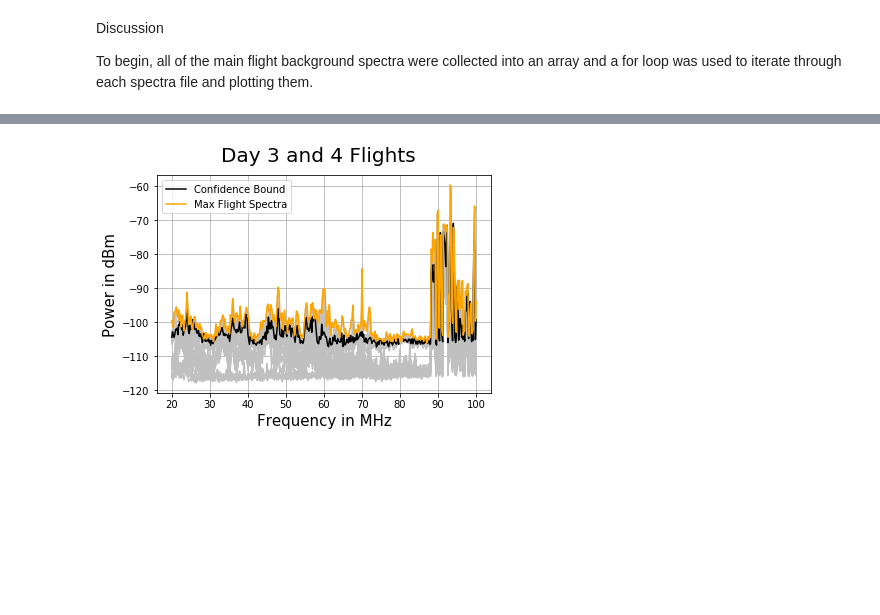
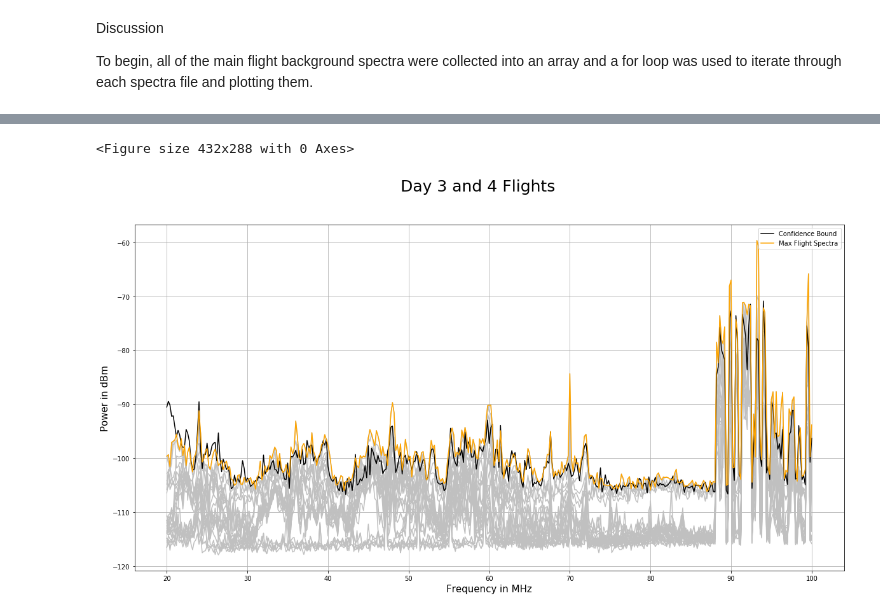
Before and after one commit to dannyjacobs/ECHO, a Jupyter notebook: analysis/ECHO043_Determination of Drone Noise Interference.ipynb, the cells around one changed output, grey strips where cells are left out. Cells and saved outputs as stored; diff of their text form; code cells hidden in the pictures; blank space fills up the shorter version.

```diff
--- a/analysis/ECHO043_Determination of Drone Noise Interference.ipynb
+++ b/analysis/ECHO043_Determination of Drone Noise Interference.ipynb
@@ -466,33 +405,35 @@ flightfiles = [#r'C:\Users\shani\Documents\Work\LoCo Labs\ECHO\Sevilleta\Day 3 1
            r'C:\Users\shani\Documents\Work\LoCo Labs\ECHO\Sevilleta\Day 4 10-26\D4F3_2.csv',
            r'C:\Users\shani\Documents\Work\LoCo Labs\ECHO\Sevilleta\Day 4 10-26\D4F3_3.csv',
            r'C:\Users\shani\Documents\Work\LoCo Labs\ECHO\Sevilleta\Day 4 10-26\D4F3_4.csv',
            r'C:\Users\shani\Documents\Work\LoCo Labs\ECHO\Sevilleta\Day 4 10-26\D4F3_5.csv',
            r'C:\Users\shani\Documents\Work\LoCo Labs\ECHO\Sevilleta\Day 4 10-26\D4F3_6.csv',
            r'C:\Users\shani\Documents\Work\LoCo Labs\ECHO\Sevilleta\Day 4 10-26\D4F3_7.csv',
            r'C:\Users\shani\Documents\Work\LoCo Labs\ECHO\Sevilleta\Day 4 10-26\D4F3_8.csv',
            r'C:\Users\shani\Documents\Work\LoCo Labs\ECHO\Sevilleta\Day 4 10-26\D4F3_9.csv']
 
 flightspectra=[]
 for flight in flightfiles:
 
     flightspectra.append(load_fieldfox(flight))
 
 flightspectra=np.stack(flightspectra, axis=-1)
 flightsorted=np.sort(flightspectra, axis=2)
 
 fig=figure()
+fig = figure(figsize=(20,10))
 plot(flightspectra[:,0,:]/1e6, flightspectra[:,1,:], 'silver') #all flight plots plot(x=freq,y=pwr)
-plot(bgsorted[:,0,-2]/1e6,bgsorted[:,1,-2], 'k', label='Confidence Bound')
+plot(bgsorted2[:,0,-2]/1e6,bgsorted2[:,1,-2], 'k', label='Confidence Bound')
 plot(flightsorted[:,0,-1]/1e6,flightsorted[:,1,-1], 'orange', label='Max Flight Spectra')
 
 #plot(flightspectra[:,1,:]) #[dim1,dim2,dim3], 1-power in 2nd dim. also plots flight but x=#ofpnts
 #plot(flightsorted[:,1,-2], 'k', label='80% Confidence Bound') #black line=80% confidence interval. x=#points
 
-fig.suptitle('Day 3 and 4 Flights', fontsize=20)
+fig.suptitle('Day 3 and 4 Flights', fontsize=25)
 xlabel('Frequency in MHz', fontsize=15)
 ylabel('Power in dBm', fontsize=15)
 legend(fontsize=10)
 grid()
 #savefig('All flights w/CB')
 # %% [output]
+<Figure size 432x288 with 0 Axes>
-[figure, old version]
+[figure, new version]
```
Also changed, not shown: parts of 17 cells of this notebook.
